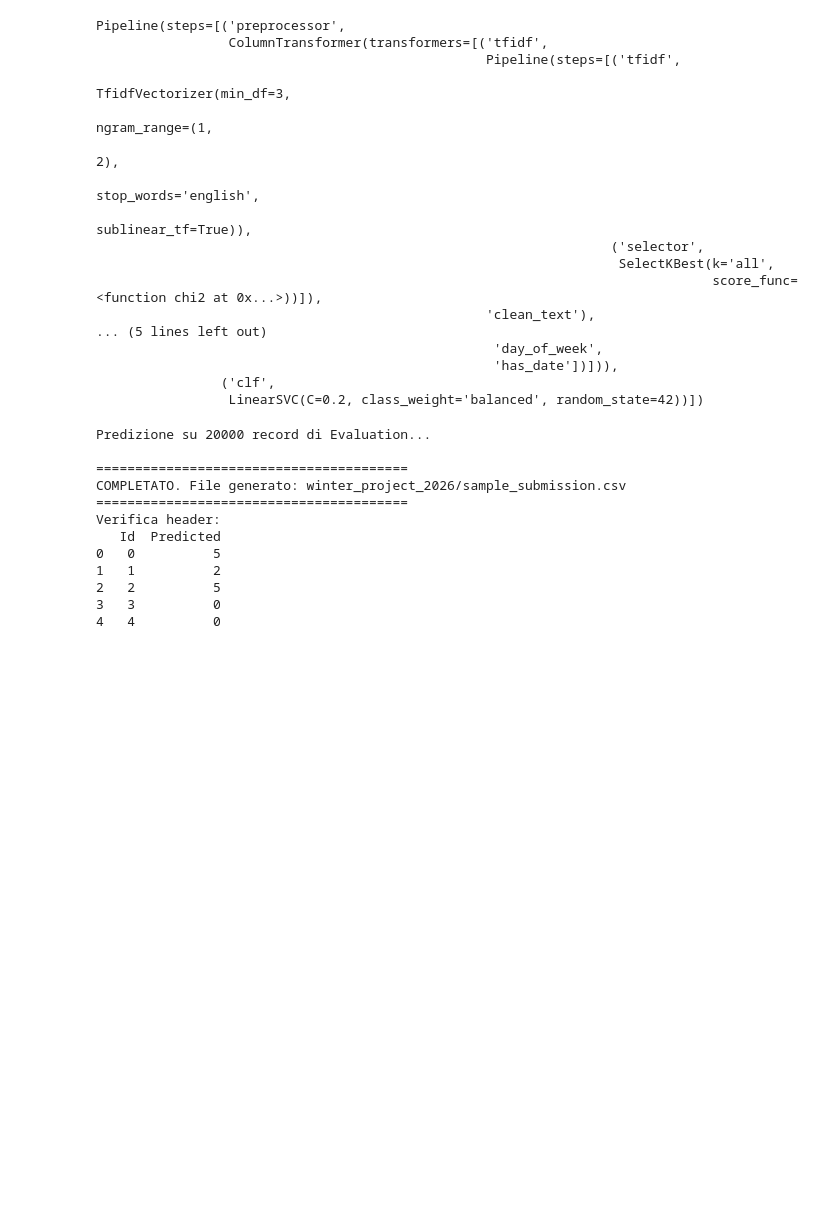
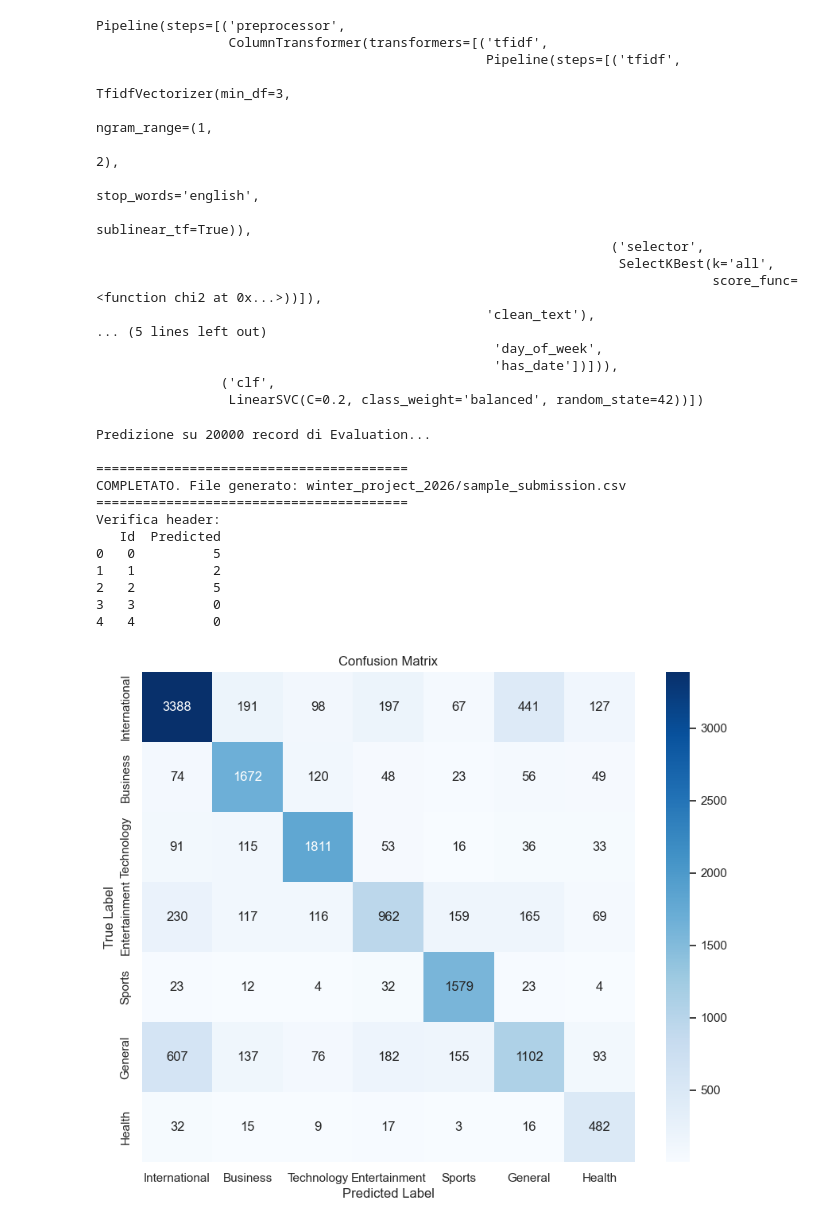
Before and after one commit to RikyPoz/DataScience_HW, a Jupyter notebook: analysisVECCHIO.ipynb, the cells around one changed output. Cells and saved outputs as stored; diff of their text form; code cells hidden in the pictures; blank space fills up the shorter version.

Commit message:
still preprocessing

```diff
--- a/analysisVECCHIO.ipynb
+++ b/analysisVECCHIO.ipynb
@@ -112,6 +112,7 @@ print(inconsistent[inconsistent > 1])
 # Controllo Lunghezza Testo
 dev_df['text_len'] = (dev_df['title'].fillna('') + " " + dev_df['article'].fillna('')).apply(len)
 print(f"Articoli con lunghezza 0 o < 50 chars: {(dev_df['text_len'] < 50).sum()}")
+
 
 def preprocess_text(df, remove_duplicates=False):
     if remove_duplicates:
@@ -205,8 +206,12 @@ def extract_time_features(df):
 
     return df
 
+dev_df['article'] = dev_df['article'].replace('\\N', '')
+eval_df['article'] = eval_df['article'].replace('\\N', '')
+print(f"Righe con \\N rimaste: {(dev_df['article'] == '\\N').sum()}")
+
 dev_df = extract_time_features(dev_df)
-eval_df = extract_time_features(eval_df) # controlla se va fatto
+eval_df = extract_time_features(eval_df)
 
 """
     B. Gestione dei Duplicati (Solo nel Training)
@@ -214,7 +219,7 @@ eval_df = extract_time_features(eval_df) # controlla se va fatto
     Dobbiamo rimuovere i duplicati dal set di training, ma MAI dal set di evaluation (perché dobbiamo predire per ogni ID richiesto).
 """
 dev_df = preprocess_text(dev_df, remove_duplicates=True)
-eval_df = preprocess_text(eval_df, remove_duplicates=False) # controlla se va fatto
+eval_df = preprocess_text(eval_df, remove_duplicates=False)
 # %% [output]
 Duplicati trovati (Titolo+Articolo): 2954
 title                                                  article
@@ -411,3 +417,20 @@ Verifica header:
 2   2          5
 3   3          0
 4   4          0
+# %%
+from sklearn.metrics import confusion_matrix
+
+# Dopo aver fatto le predizioni di validazione
+cm = confusion_matrix(y_val, y_pred_val)
+
+# Visualizza confusion matrix
+plt.figure(figsize=(10, 8))
+sns.heatmap(cm, annot=True, fmt='d', cmap='Blues',
+            xticklabels=label_map.values(),
+            yticklabels=label_map.values())
+plt.title('Confusion Matrix')
+plt.ylabel('True Label')
+plt.xlabel('Predicted Label')
+plt.show()
+# %% [output]
+[figure, added]
```
Also changed, not shown: parts of 2 cells of this notebook, 2 other files.
